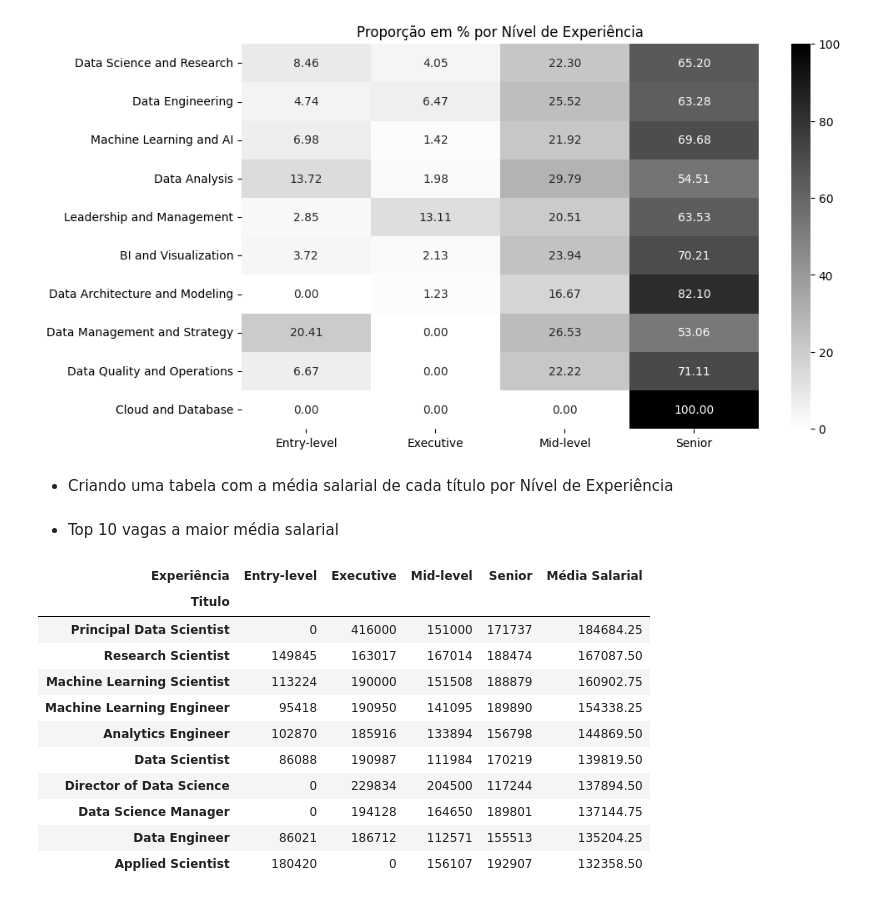
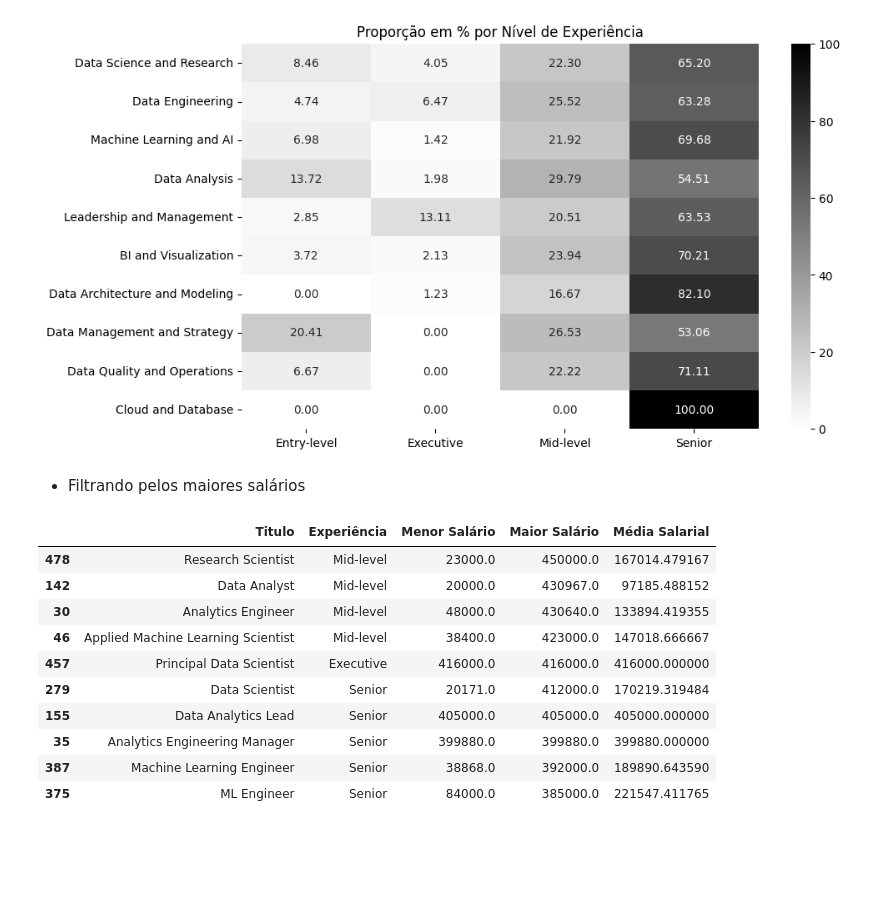
Before and after one commit to ryanrodr/eda-jobs-in-data, a Jupyter notebook: notebooks/analise_exploratoria.ipynb, the cells around one changed output. Cells and saved outputs as stored; diff of their text form; code cells hidden in the pictures; blank space fills up the shorter version.

Commit message:
Atualizando a tabela de salários

```diff
--- a/notebooks/analise_exploratoria.ipynb
+++ b/notebooks/analise_exploratoria.ipynb
@@ -309,5 +309,3 @@ ax.set_xlabel("") # Removendo a descrição dos eixos X e Y
 ax.set_ylabel("");
 # %% [output]
 [figure]
-# %% [markdown]
-- Criando uma tabela com a média salarial de cada título por Nível de Experiência
@@ -325,17 +312,31 @@ tabela_salario = tabela_salario.rename_axis(index='Titulo').rename_axis(columns=
-# %% [markdown]
-- Top 10 vagas a maior média salarial
+# %%
+tabela_salario_exp = df.groupby(['job_title', 'experience_level'])\
+                        .agg(min=pd.NamedAgg('salary_in_usd', 'min'),
+                            max=pd.NamedAgg('salary_in_usd', 'max'),
+                            mean=pd.NamedAgg('salary_in_usd', 'mean')).reset_index()\
+
+tabela_salario_exp = tabela_salario_exp.rename(columns={'job_title': 'Titulo',
+                                                        'experience_level': 'Experiência',
+                                                        'min': 'Menor Salário',
+                                                        'max': 'Maior Salário',
+                                                        'mean': 'Média Salarial'}).fillna(0)
+
+tabela_salario_exp = tabela_salario_exp[tabela_salario_exp['Média Salarial'] != 0]
+
+tabela_salario_exp = tabela_salario_exp.sort_values(by='Maior Salário', ascending=False)
+# %% [markdown]
+- Filtrando pelos maiores salários
 # %%
-tabela_salario.head(10)
+tabela_salario_exp.head(10)
 # %% [output]
-| Experiência | Entry-level | Executive | Mid-level | Senior | Média Salarial |
-| Titulo |  |  |  |  |  |
-| Principal Data Scientist | 0 | 416000 | 151000 | 171737 | 184684.25 |
-| Research Scientist | 149845 | 163017 | 167014 | 188474 | 167087.50 |
-| Machine Learning Scientist | 113224 | 190000 | 151508 | 188879 | 160902.75 |
-| Machine Learning Engineer | 95418 | 190950 | 141095 | 189890 | 154338.25 |
-| Analytics Engineer | 102870 | 185916 | 133894 | 156798 | 144869.50 |
-| Data Scientist | 86088 | 190987 | 111984 | 170219 | 139819.50 |
-| Director of Data Science | 0 | 229834 | 204500 | 117244 | 137894.50 |
-| Data Science Manager | 0 | 194128 | 164650 | 189801 | 137144.75 |
-| Data Engineer | 86021 | 186712 | 112571 | 155513 | 135204.25 |
-| Applied Scientist | 180420 | 0 | 156107 | 192907 | 132358.50 |
+|  | Titulo | Experiência | Menor Salário | Maior Salário | Média Salarial |
+| 478 | Research Scientist | Mid-level | 23000.0 | 450000.0 | 167014.479167 |
+| 142 | Data Analyst | Mid-level | 20000.0 | 430967.0 | 97185.488152 |
+| 30 | Analytics Engineer | Mid-level | 48000.0 | 430640.0 | 133894.419355 |
+| 46 | Applied Machine Learning Scientist | Mid-level | 38400.0 | 423000.0 | 147018.666667 |
+| 457 | Principal Data Scientist | Executive | 416000.0 | 416000.0 | 416000.000000 |
+| 279 | Data Scientist | Senior | 20171.0 | 412000.0 | 170219.319484 |
+| 155 | Data Analytics Lead | Senior | 405000.0 | 405000.0 | 405000.000000 |
+| 35 | Analytics Engineering Manager | Senior | 399880.0 | 399880.0 | 399880.000000 |
+| 387 | Machine Learning Engineer | Senior | 38868.0 | 392000.0 | 189890.643590 |
+| 375 | ML Engineer | Senior | 84000.0 | 385000.0 | 221547.411765 |
```
Also changed, not shown: parts of 8 cells of this notebook.
